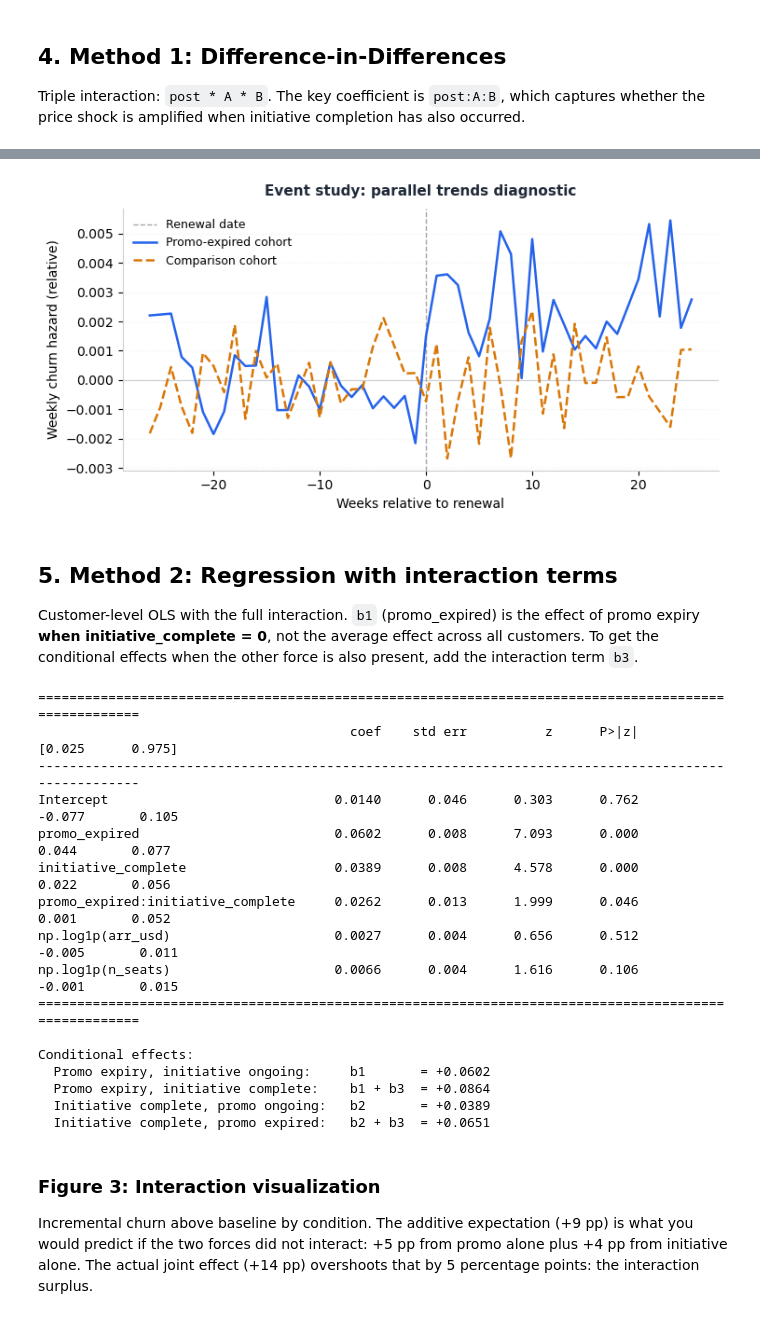
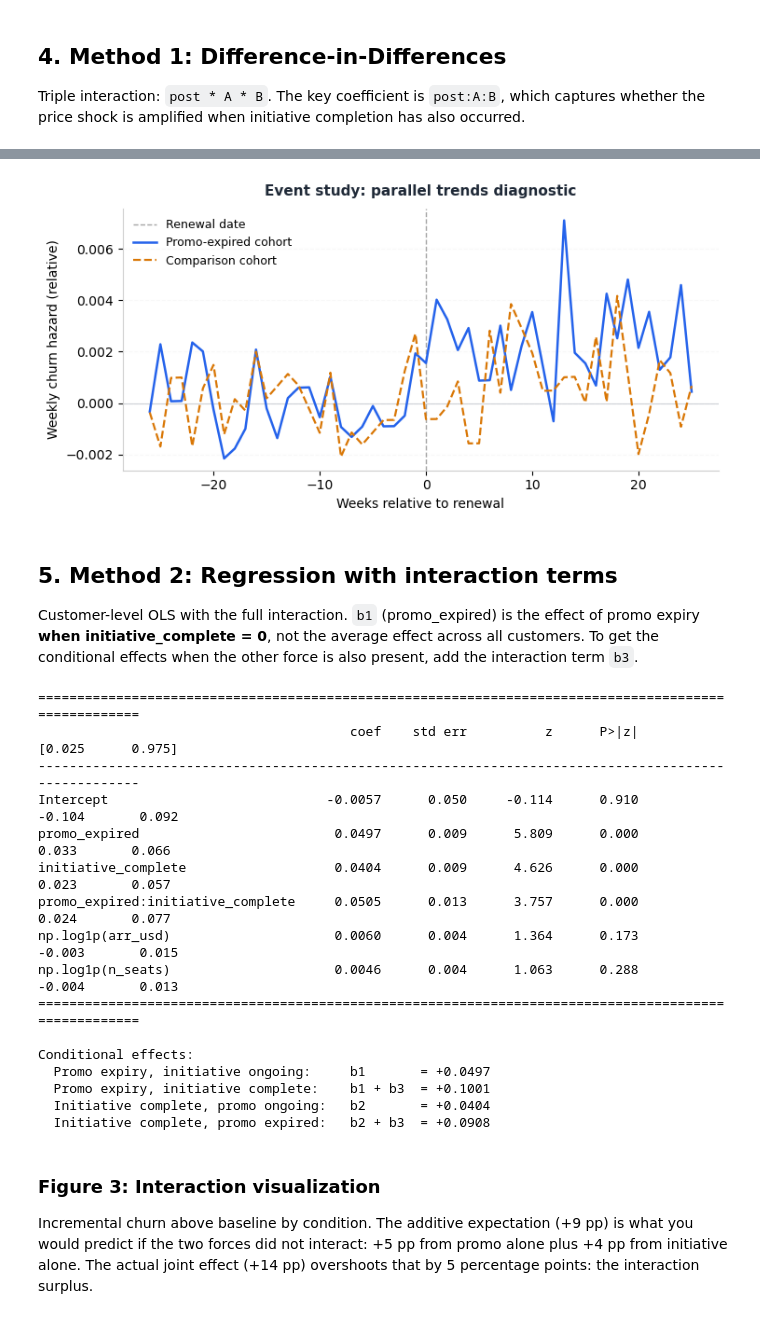
Before and after one commit to williamgieng/causal-attribution, a Jupyter notebook: notebook.ipynb, the cells around one changed output, grey strips where cells are left out. Drawn from its saved outputs; the diff is of its cells as text; code cells hidden in the pictures.

Commit message:
udpated notebook to reflect original PDF chart numbers

```diff
--- a/notebook.ipynb
+++ b/notebook.ipynb
@@ -32,7 +32,7 @@ import pandas as pd
 import statsmodels.formula.api as smf
 import matplotlib.pyplot as plt
 
-RNG = np.random.default_rng(42)   # seeded for reproducibility
+RNG = np.random.default_rng(158)   # seeded for reproducibility
 
 # Figure styling
 plt.rcParams.update({
@@ -108,9 +108,15 @@ N_WEEKS_PRE   = 26
 N_WEEKS_POST  = 26
 N_WEEKS_TOTAL = N_WEEKS_PRE + N_WEEKS_POST
 
+# The customer-level `churned` outcome was drawn directly from the true 6-month
+# probabilities in the previous cell. This cell builds a complementary weekly
+# hazard simulation, used only to construct the cohort-week panel that Method 1
+# (DiD / event study) needs. The two simulations serve different purposes:
+#   - cell above: customer-level 6-month outcome -> Methods 2 and 3
+#   - this cell:  weekly churn timing            -> Method 1 panel
 def six_month_to_weekly(p):
     """Convert a 6-month cumulative churn rate to a weekly hazard."""
-    return 1 - (1 - p) ** (1 / N_WEEKS_PRE)
+    return 1 - (1 - p) ** (1 / N_WEEKS_POST)
 
 baseline_weekly = six_month_to_weekly(TRUE_BASELINE)
 
@@ -135,13 +141,6 @@ would_churn     = draws < hazards
 has_churn       = would_churn.any(axis=1)
 first_churn_idx = np.where(has_churn, would_churn.argmax(axis=1), N_WEEKS_TOTAL)
 
-# Customer-level 6-month outcome (used for Methods 2 and 3)
-post_churn_idx = np.where(
-    (first_churn_idx >= N_WEEKS_PRE) & (first_churn_idx < N_WEEKS_TOTAL),
-    first_churn_idx, N_WEEKS_TOTAL
-)
-customers['churned'] = (post_churn_idx < N_WEEKS_TOTAL).astype(int)
-
-print('Realized 6-month churn rates by cohort:')
-print(customers.groupby(['promo_expired', 'initiative_complete'])['churned'].mean())
+print('Customer-level 6-month churn rates by cohort (from cell above):')
+print(customers.groupby(['promo_expired', 'initiative_complete'])['churned'].mean().round(3))
 # %% [output]
@@ -308,35 +306,31 @@ renewal date and only diverge after it.
 # %%
 # Restrict to initiative_complete == 0 to isolate the promo effect.
+# For each cohort (promo-expired vs not), plot weekly churn hazard *relative to
+# its own pre-period mean*. Under parallel trends, both series wiggle around
+# zero before the renewal; the gap should open only after week 0.
 event_panel = panel[panel['B'] == 0].copy()
 
-# Pivot so each column is one cohort (A=0 vs A=1), each row is one week.
-pivot = event_panel.pivot_table(index='week', columns='A', values='churn_rate')
+pivot = event_panel.pivot_table(index='week', columns='A', values='churn_rate').sort_index()
+pre   = pivot.loc[pivot.index < 0].mean()       # pre-period mean per cohort
+rel   = pivot.subtract(pre, axis=1)             # subtract baseline => "relative"
 
-# Center each cohort's hazard at its own pre-renewal mean.
-# This makes the chart show "relative" hazard, so both cohorts start near zero.
-pre_period = pivot[pivot.index < 0]
-pivot_centered = pivot - pre_period.mean()
-
-# Plot the two lines: promo-expired cohort vs comparison cohort.
 fig, ax = plt.subplots(figsize=(7.5, 3.8))
 ax.axvline(0, color='gray', linestyle='--', linewidth=1, alpha=0.7, label='Renewal date')
 ax.axhline(0, color=GRAY, linewidth=0.8, alpha=0.5)
-ax.plot(pivot_centered.index, pivot_centered[1],
-        color=BLUE, linewidth=1.8, label='Promo-expired cohort')
-ax.plot(pivot_centered.index, pivot_centered[0],
-        color=ORANGE, linewidth=1.8, linestyle='--', label='Comparison cohort')
-
+ax.plot(rel.index, rel[1], color=BLUE,   linewidth=1.8, label='Promo-expired cohort')
+ax.plot(rel.index, rel[0], color=ORANGE, linewidth=1.6, linestyle='--',
+        label='Comparison cohort')
 ax.set_xlabel('Weeks relative to renewal')
 ax.set_ylabel('Weekly churn hazard (relative)')
 ax.set_title('Event study: parallel trends diagnostic',
              fontsize=11, fontweight='bold', color=DARK, pad=10)
 ax.legend(fontsize=9, framealpha=0, loc='upper left')
 ax.yaxis.grid(True, linestyle='--', alpha=0.4); ax.set_axisbelow(True)
 plt.tight_layout()
 plt.savefig('figures/fig2_event_study.png', dpi=160, bbox_inches='tight')
 plt.show()
 # %% [output]
-[figure, old version]
+[figure, new version]
 # %% [markdown]
 ## 5. Method 2: Regression with interaction terms
 
@@ -370,19 +364,19 @@ print(f'  Initiative complete, promo expired:   b2 + b3  = {b2 + b3:+.4f}')
 =====================================================================================================
                                         coef    std err          z      P>|z|      [0.025      0.975]
 -----------------------------------------------------------------------------------------------------
-Intercept                             0.0140      0.046      0.303      0.762      -0.077       0.105
-promo_expired                         0.0602      0.008      7.093      0.000       0.044       0.077
-initiative_complete                   0.0389      0.008      4.578      0.000       0.022       0.056
-promo_expired:initiative_complete     0.0262      0.013      1.999      0.046       0.001       0.052
-np.log1p(arr_usd)                     0.0027      0.004      0.656      0.512      -0.005       0.011
-np.log1p(n_seats)                     0.0066      0.004      1.616      0.106      -0.001       0.015
+Intercept                            -0.0057      0.050     -0.114      0.910      -0.104       0.092
+promo_expired                         0.0497      0.009      5.809      0.000       0.033       0.066
+initiative_complete                   0.0404      0.009      4.626      0.000       0.023       0.057
+promo_expired:initiative_complete     0.0505      0.013      3.757      0.000       0.024       0.077
+np.log1p(arr_usd)                     0.0060      0.004      1.364      0.173      -0.003       0.015
+np.log1p(n_seats)                     0.0046      0.004      1.063      0.288      -0.004       0.013
 =====================================================================================================
 
 Conditional effects:
-  Promo expiry, initiative ongoing:     b1       = +0.0602
-  Promo expiry, initiative complete:    b1 + b3  = +0.0864
-  Initiative complete, promo ongoing:   b2       = +0.0389
-  Initiative complete, promo expired:   b2 + b3  = +0.0651
+  Promo expiry, initiative ongoing:     b1       = +0.0497
+  Promo expiry, initiative complete:    b1 + b3  = +0.1001
+  Initiative complete, promo ongoing:   b2       = +0.0404
+  Initiative complete, promo expired:   b2 + b3  = +0.0908
 # %% [markdown]
 ### Figure 3: Interaction visualization
 
```
Also changed, not shown: parts of 10 cells of this notebook.
